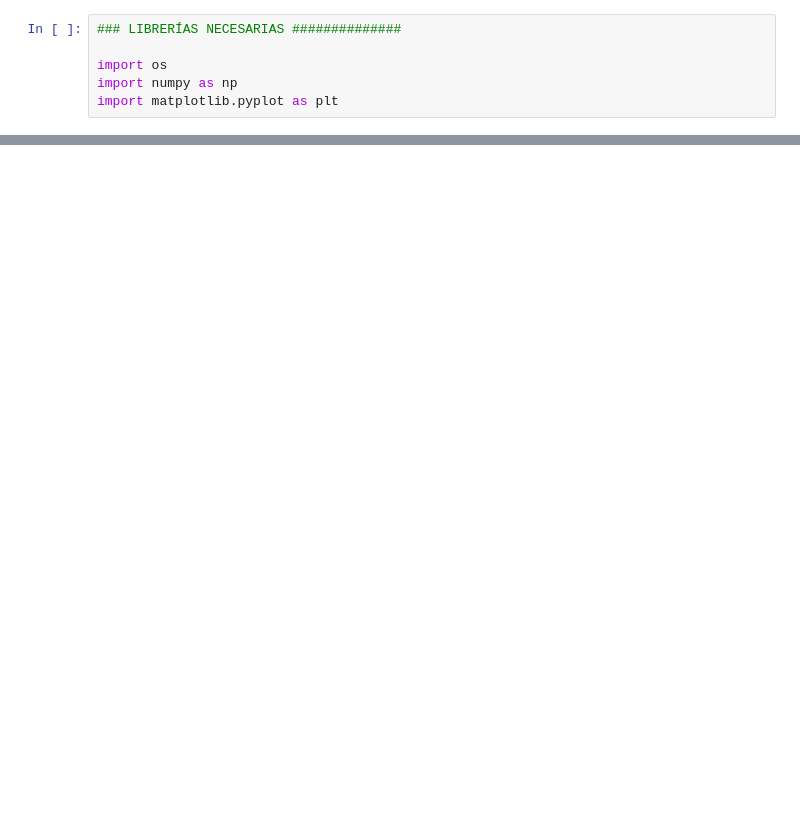
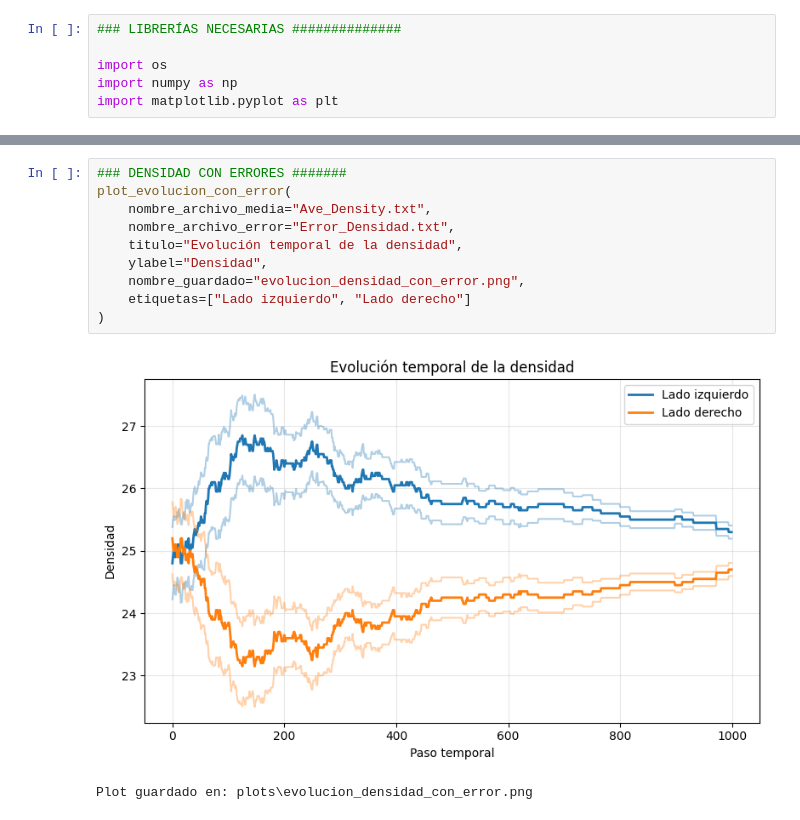
Before and after one commit to DiegoConol/Trabajo-Complejos, a Jupyter notebook: Diegod/prueba9/cuaderno_estocastico.ipynb, the cells around one changed output, grey strips where cells are left out. Drawn from its saved outputs; the diff is of its cells as text; blank space fills up the shorter version.

Commit message:
bueno está muy bien los errores

```diff
--- a/Diegod/prueba9/cuaderno_estocastico.ipynb
+++ b/Diegod/prueba9/cuaderno_estocastico.ipynb
@@ -180,0 +239,13 @@ Plot guardado en: plots\evolucion_entropia_con_demonio.png
+# %%
+### DENSIDAD CON ERRORES #######
+plot_evolucion_con_error(
+    nombre_archivo_media="Ave_Density.txt",
+    nombre_archivo_error="Error_Densidad.txt",
+    titulo="Evolución temporal de la densidad",
+    ylabel="Densidad",
+    nombre_guardado="evolucion_densidad_con_error.png",
+    etiquetas=["Lado izquierdo", "Lado derecho"]
+)
+# %% [output]
+[figure, added]
+Plot guardado en: plots\evolucion_densidad_con_error.png
```
Also changed, not shown: parts of 11 cells of this notebook, 40 other files.
